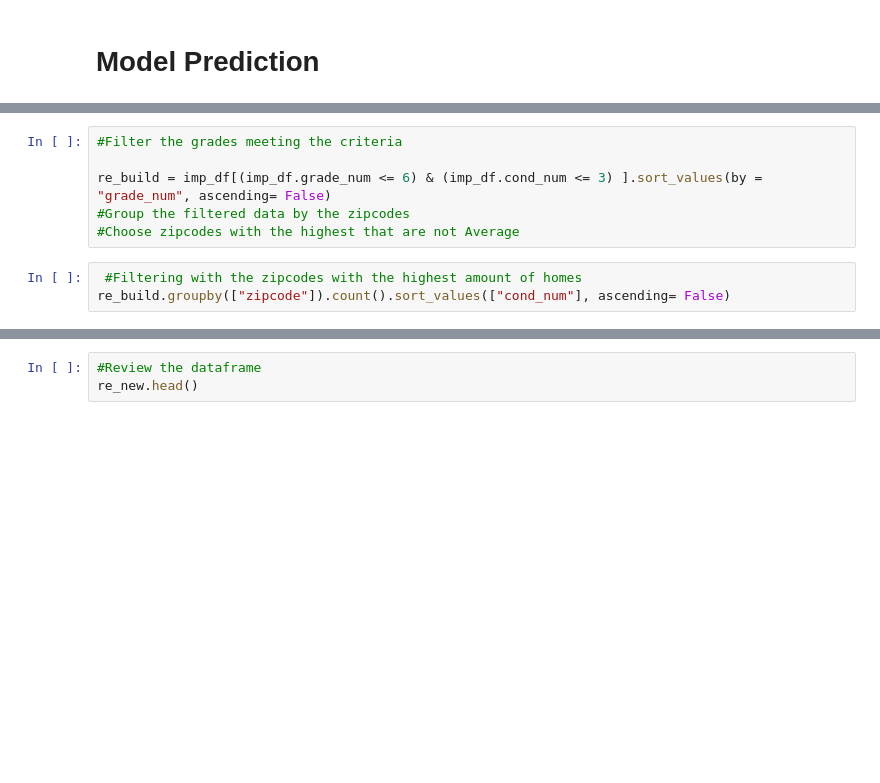
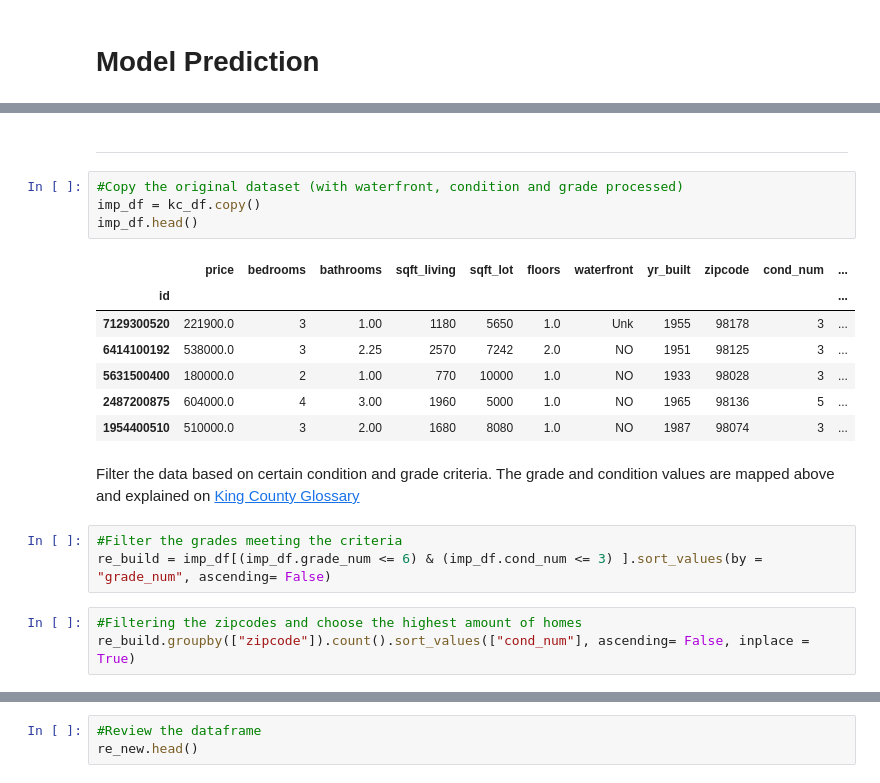
Before and after one commit to Dmvinedata/dsc-phase-2-project-v2-3, a Jupyter notebook: student.ipynb, the cells around one changed output, grey strips where cells are left out. Saved outputs shown, nothing was run; the diff lists cells and outputs as text; blank space fills up the shorter version.

```diff
--- a/student.ipynb
+++ b/student.ipynb
@@ -1356,11 +1361,24 @@ imp_df = kc_df.copy()
+# %% [markdown]
+---
+# %%
+#Copy the original dataset (with waterfront, condition and grade processed)
+imp_df = kc_df.copy()
+imp_df.head()
+# %% [output]
+|  | price | bedrooms | bathrooms | sqft_living | sqft_lot | floors | waterfront | yr_built | zipcode | cond_num | ... |
+| id |  |  |  |  |  |  |  |  |  |  | ... |
+| 7129300520 | 221900.0 | 3 | 1.00 | 1180 | 5650 | 1.0 | Unk | 1955 | 98178 | 3 | ... |
+| 6414100192 | 538000.0 | 3 | 2.25 | 2570 | 7242 | 2.0 | NO | 1951 | 98125 | 3 | ... |
+| 5631500400 | 180000.0 | 2 | 1.00 | 770 | 10000 | 1.0 | NO | 1933 | 98028 | 3 | ... |
+| 2487200875 | 604000.0 | 4 | 3.00 | 1960 | 5000 | 1.0 | NO | 1965 | 98136 | 5 | ... |
+| 1954400510 | 510000.0 | 3 | 2.00 | 1680 | 8080 | 1.0 | NO | 1987 | 98074 | 3 | ... |
+# %% [markdown]
+Filter the data based on certain condition and grade criteria.  The grade and condition values are mapped above and explained on [King County Glossary](https://info.kingcounty.gov/assessor/esales/Glossary.aspx?type=r)
 # %%
 #Filter the grades meeting the criteria
-
 re_build = imp_df[(imp_df.grade_num <= 6) & (imp_df.cond_num <= 3) ].sort_values(by = "grade_num", ascending= False)
-#Group the filtered data by the zipcodes
-#Choose zipcodes with the highest that are not Average
 # %%
- #Filtering with the zipcodes with the highest amount of homes
-re_build.groupby(["zipcode"]).count().sort_values(["cond_num"], ascending= False)
+#Filtering the zipcodes and choose the highest amount of homes
+re_build.groupby(["zipcode"]).count().sort_values(["cond_num"], ascending= False, inplace = True)
 # %%
 #Creating a list from the top amount of homes
```
Also changed, not shown: parts of 89 cells of this notebook.
